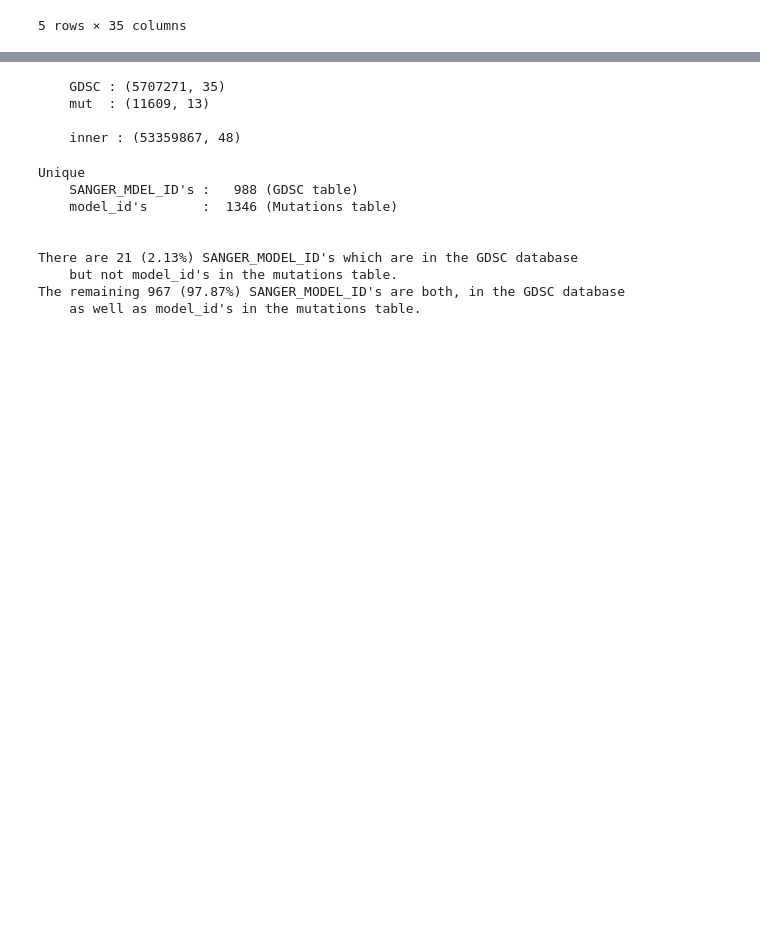
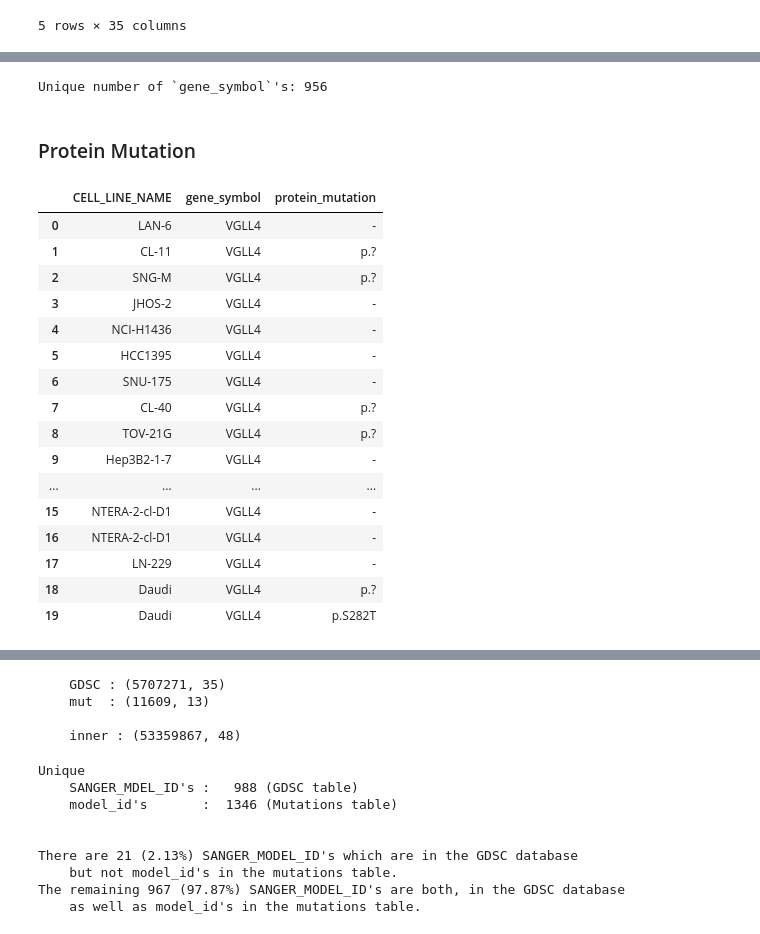
Before and after one commit to PeeteKeesel/gnn-for-drug-response-prediction, a Jupyter notebook: 04_GDSC_map_mutations.ipynb, the cells around one changed output, grey strips where cells are left out. Drawn from its saved outputs; the diff is of its cells as text; code cells hidden in the pictures; blank space fills up the shorter version.

```diff
--- a/04_GDSC_map_mutations.ipynb
+++ b/04_GDSC_map_mutations.ipynb
@@ -131,0 +377,29 @@ gdsc_ic50_raw_join.head(5)
+# %%
+mutations_all_v5 = pd.read_pickle(f'{PATH_TO_SAVE_DATA_TO}joined_gdsc_mutations.pkl')
+uniq_mutation_genes = np.unique(mutations_all_v5.gene_symbol)
+print(f"Unique number of `gene_symbol`'s: {len(uniq_mutation_genes)}")
+# %% [output]
+Unique number of `gene_symbol`'s: 956
+# %% [markdown]
+### Protein Mutation
+# %%
+mutations_all_protein = mutations_all_v5[['CELL_LINE_NAME', 'gene_symbol', 'protein_mutation']]
+mutations_all_protein.head(20)
+# %% [output]
+|  | CELL_LINE_NAME | gene_symbol | protein_mutation |
+| 0 | LAN-6 | VGLL4 | - |
+| 1 | CL-11 | VGLL4 | p.? |
+| 2 | SNG-M | VGLL4 | p.? |
+| 3 | JHOS-2 | VGLL4 | - |
+| 4 | NCI-H1436 | VGLL4 | - |
+| 5 | HCC1395 | VGLL4 | - |
+| 6 | SNU-175 | VGLL4 | - |
+| 7 | CL-40 | VGLL4 | p.? |
+| 8 | TOV-21G | VGLL4 | p.? |
+| 9 | Hep3B2-1-7 | VGLL4 | - |
+| ... | ... | ... | ... |
+| 15 | NTERA-2-cl-D1 | VGLL4 | - |
+| 16 | NTERA-2-cl-D1 | VGLL4 | - |
+| 17 | LN-229 | VGLL4 | - |
+| 18 | Daudi | VGLL4 | p.? |
+| 19 | Daudi | VGLL4 | p.S282T |
```
Also changed, not shown: parts of 43 cells of this notebook, 3 other files.
